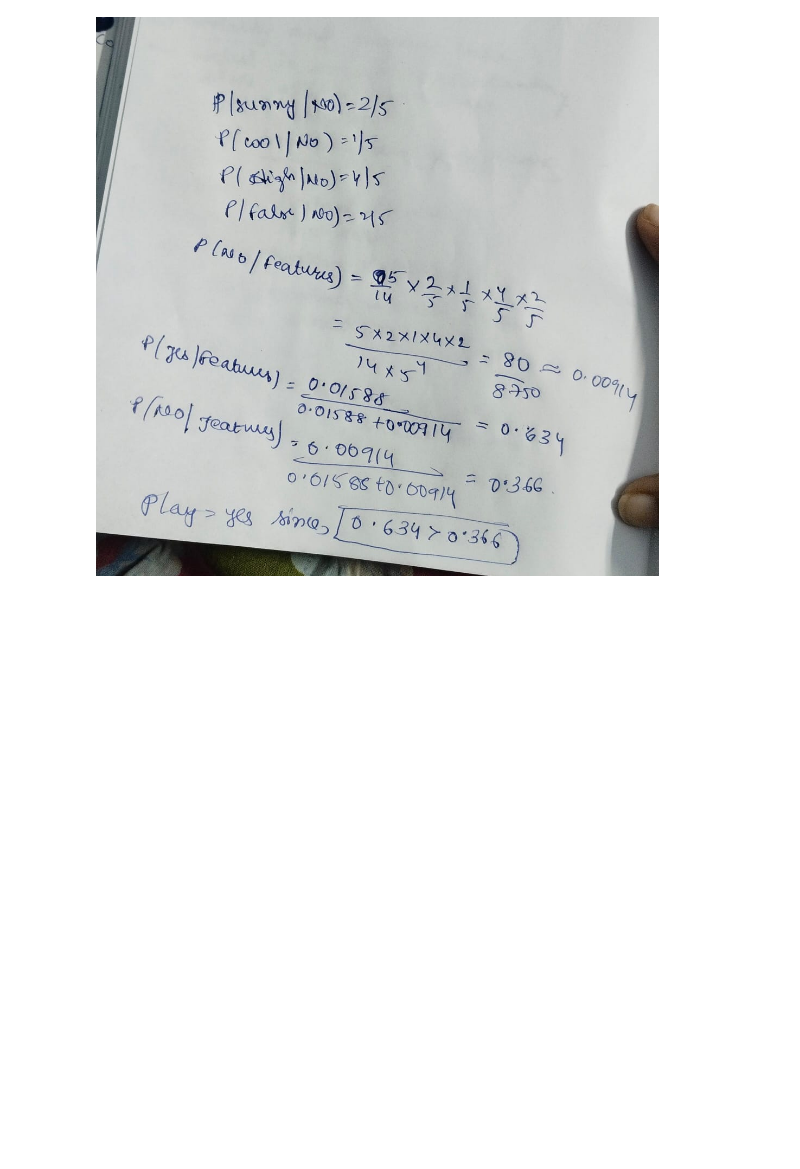
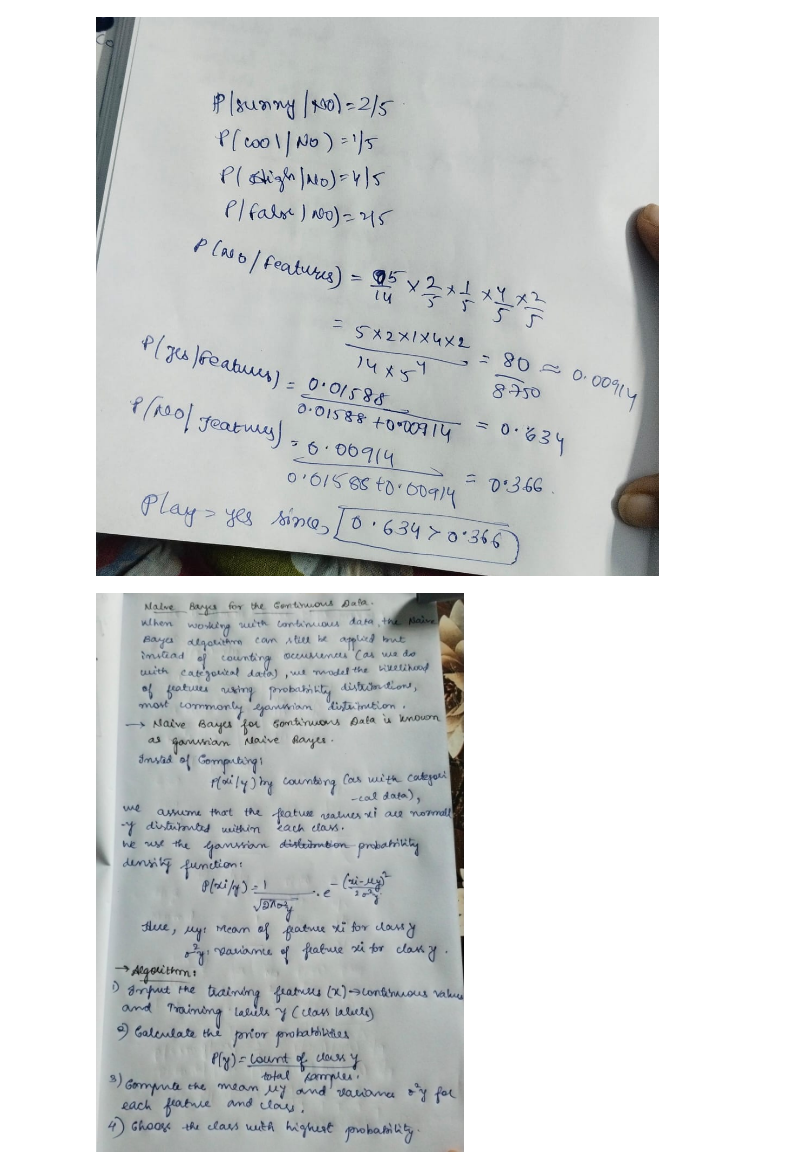
Before and after one commit to SpringBoard782/AI_Shipment_Sure_Infosys_Project, a Jupyter notebook: VaishnaviB/milestone.ipynb, the cells around one changed output. Cells and saved outputs as stored; diff of their text form; code cells hidden in the pictures; blank space fills up the shorter version.

```diff
--- a/VaishnaviB/milestone.ipynb
+++ b/VaishnaviB/milestone.ipynb
@@ -1878,3 +1878,9 @@ from IPython.display import Image, display
 display(Image(filename=r'C:\Users\DELL\Downloads\WhatsApp Image 2025-09-19 at 5.56.26 PM.jpeg'))
 # %% [output]
 [figure]
+# %%
+from IPython.display import Image, display
+
+display(Image(filename=r'C:\Users\DELL\Downloads\WhatsApp Image 2025-09-21 at 3.18.17 PM.jpeg'))
+# %% [output]
+[figure, added]
```
Also changed, not shown: parts of 3 cells of this notebook.
